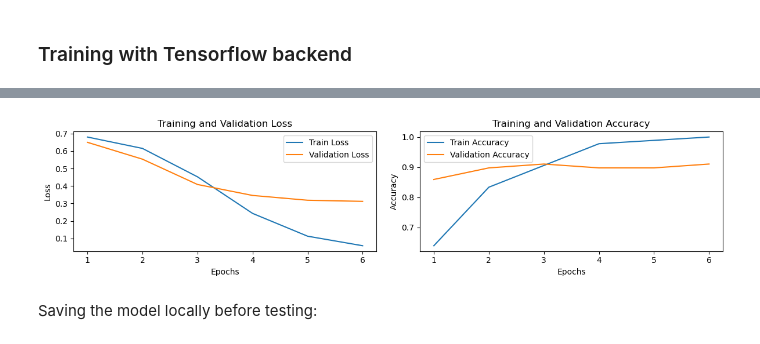
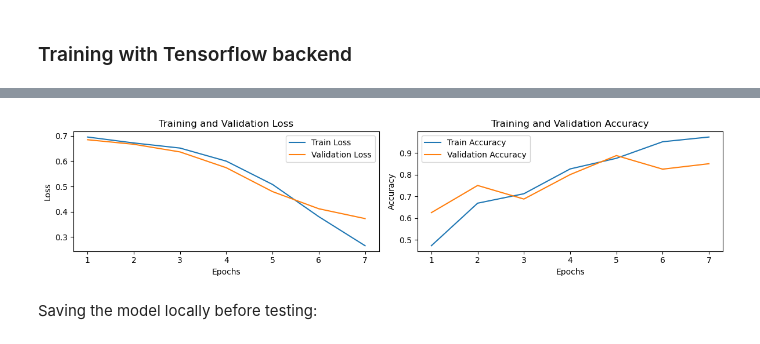
Before and after one commit to reddgr/chatbot-response-scoring-scbn-rqtl, a Jupyter notebook: tl_model_training_workflow.ipynb, the cells around one changed output, grey strips where cells are left out. Drawn from its saved outputs; the diff is of its cells as text; code cells hidden in the pictures.

```diff
--- a/tl_model_training_workflow.ipynb
+++ b/tl_model_training_workflow.ipynb
@@ -197,8 +204,8 @@ Dataset({
 ### Training with Tensorflow backend
 # %%
 # Main parameters:
-learning_rate=0.00001
-n_epochs=6
+learning_rate=0.000005
+n_epochs=7
 
 # Split data into train and test sets using `datasets` library
 dataset_split = dataset.train_test_split(test_size=0.3, seed=21)
@@ -287,4 +296,4 @@ Epoch 6/6
-[figure, old version]
+[figure, new version]
 # %% [markdown]
 Saving the model locally before testing:
 # %%
```
Also changed, not shown: parts of 12 cells of this notebook.
